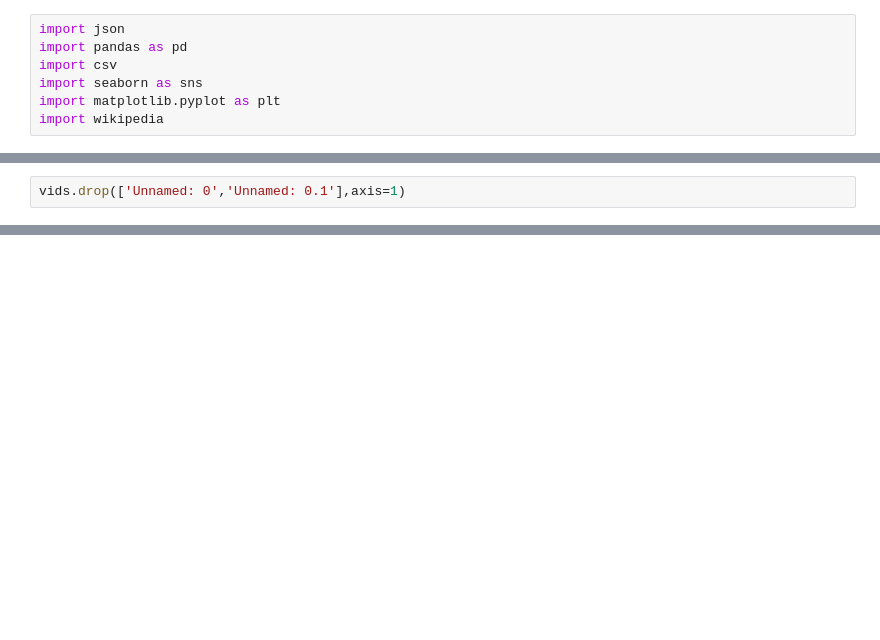
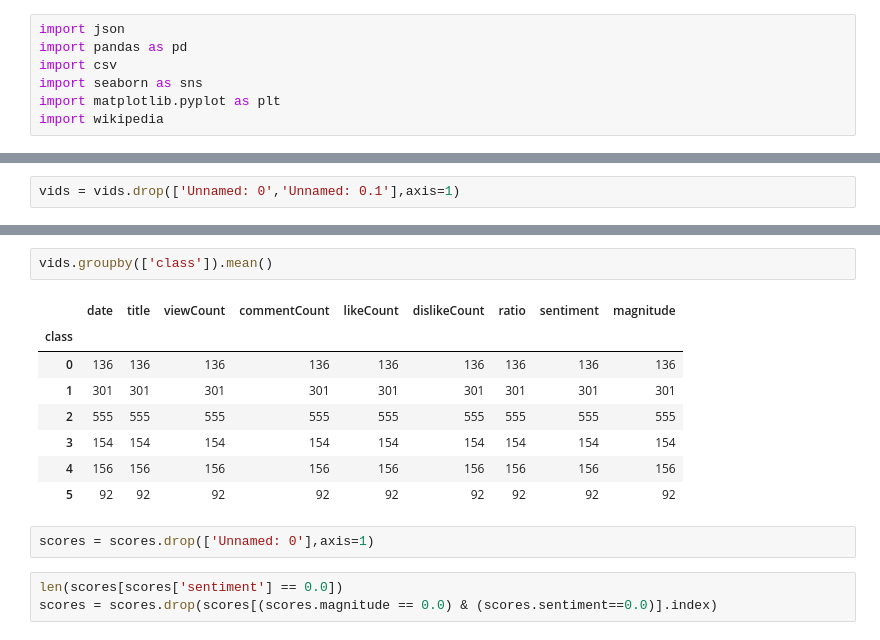
Before and after one commit to snc-89/sentiment_analysis_notebook, a Jupyter notebook: dataSentiments.ipynb, the cells around one changed output, grey strips where cells are left out. Cells and saved outputs as stored; diff of their text form; blank space fills up the shorter version.

```diff
--- a/dataSentiments.ipynb
+++ b/dataSentiments.ipynb
@@ -10,2 +11,2 @@ vids = pd.read_csv('labeled_vids.csv')
 # %%
-vids.drop(['Unnamed: 0','Unnamed: 0.1'],axis=1)
+vids = vids.drop(['Unnamed: 0','Unnamed: 0.1'],axis=1)
@@ -33,0 +13,16 @@ vids.drop(['Unnamed: 0','Unnamed: 0.1'],axis=1)
+# %%
+vids.groupby(['class']).mean()
+# %% [output]
+|  | date | title | viewCount | commentCount | likeCount | dislikeCount | ratio | sentiment | magnitude |
+| class |  |  |  |  |  |  |  |  |  |
+| 0 | 136 | 136 | 136 | 136 | 136 | 136 | 136 | 136 | 136 |
+| 1 | 301 | 301 | 301 | 301 | 301 | 301 | 301 | 301 | 301 |
+| 2 | 555 | 555 | 555 | 555 | 555 | 555 | 555 | 555 | 555 |
+| 3 | 154 | 154 | 154 | 154 | 154 | 154 | 154 | 154 | 154 |
+| 4 | 156 | 156 | 156 | 156 | 156 | 156 | 156 | 156 | 156 |
+| 5 | 92 | 92 | 92 | 92 | 92 | 92 | 92 | 92 | 92 |
+# %%
+scores = scores.drop(['Unnamed: 0'],axis=1)
+# %%
+len(scores[scores['sentiment'] == 0.0])
+scores = scores.drop(scores[(scores.magnitude == 0.0) & (scores.sentiment==0.0)].index)
```
Also changed, not shown: parts of 8 cells of this notebook, 2 other files.
